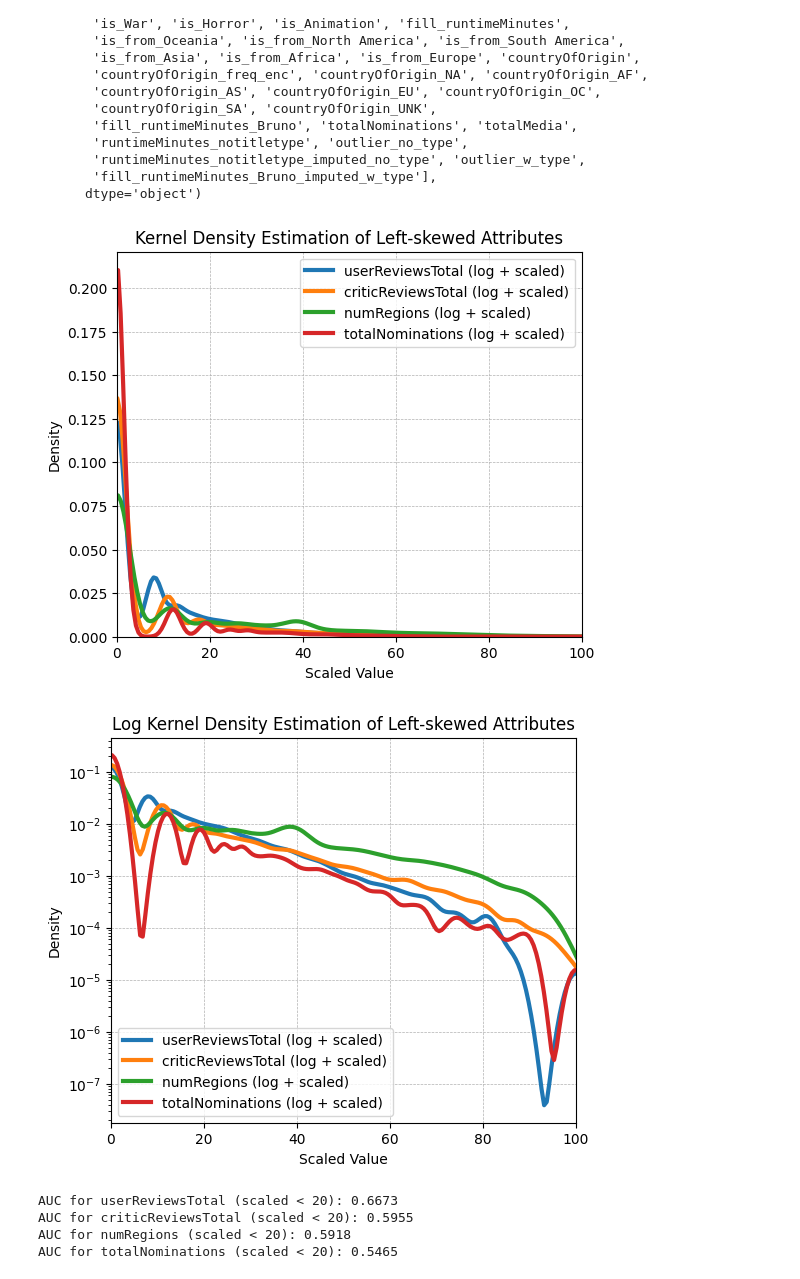
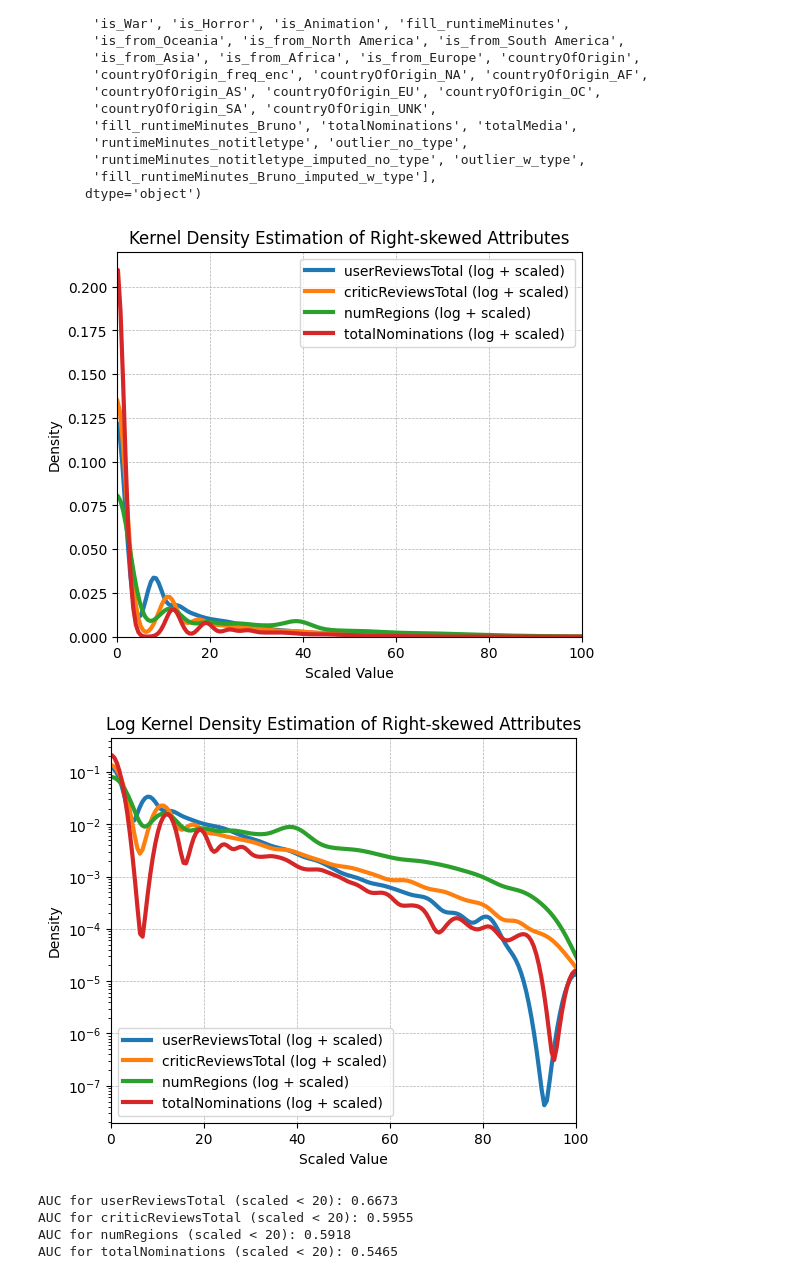
Before and after one commit to ChefBB/data_mining_1, a Jupyter notebook: code/notebook_bruno_report_explorations.ipynb, the cells around one changed output. Cells and saved outputs as stored; diff of their text form; code cells hidden in the pictures.

```diff
--- a/code/notebook_bruno_report_explorations.ipynb
+++ b/code/notebook_bruno_report_explorations.ipynb
@@ -258,34 +258,34 @@ Index(['originalTitle', 'rating', 'startYear', 'endYear', 'runtimeMinutes',
 # %%
 attributes = ['userReviewsTotal', 'criticReviewsTotal', 'numRegions', 'totalNominations',
             #   'totalMedia',
             #   'numVotes', 'totalCredits'
               ]
 
 train ['totalMedia'] = train['totalImages'] + train['totalVideos']
 train ['totalNominations'] = train['awardNominationsExcludeWins'] + train['awardWins']
 
 log = np.log1p(train[attributes])
 
 # Scale the data
 scaler = MinMaxScaler()
 scaled = scaler.fit_transform(log)
 # scaled_videos = scaled[:, 0]
 # scaled_images = scaled[:, 1]
 
 # Plot KDE (smoothed line plot of distribution)
 plt.figure(figsize=(6, 5))
 for i, attr in enumerate(attributes):
     sns.kdeplot(scaled[:, i] * 100, label=attr + ' (log + scaled)', linewidth=3)
 plt.xlabel('Scaled Value')
 plt.ylabel('Density')
-plt.title('Kernel Density Estimation of Left-skewed Attributes')
+plt.title('Kernel Density Estimation of Right-skewed Attributes')
 plt.legend()
 plt.grid(True, linestyle="--", linewidth=0.5)
 plt.xlim(0, 100)
 # plt.yscale('log')
 plt.show()
 # %% [output]
-[figure, old version]
+[figure, new version]
 # %%
 attributes = ['userReviewsTotal', 'criticReviewsTotal', 'numRegions', 'totalNominations',
             #   'totalMedia',
@@ -309,14 +309,14 @@ for i, attr in enumerate(attributes):
     sns.kdeplot(scaled[:, i] * 100, label=attr + ' (log + scaled)', linewidth=3)
 plt.xlabel('Scaled Value')
 plt.ylabel('Density')
-plt.title('Log Kernel Density Estimation of Left-skewed Attributes')
+plt.title('Log Kernel Density Estimation of Right-skewed Attributes')
 plt.legend()
 plt.grid(True, linestyle="--", linewidth=0.5)
 plt.xlim(0, 100)
 plt.yscale('log')
 plt.show()
 # %% [output]
-[figure, old version]
+[figure, new version]
 # %%
 from scipy.stats import gaussian_kde
 import numpy as np
```
Also changed, not shown: parts of 2 cells of this notebook, 9 other files.
